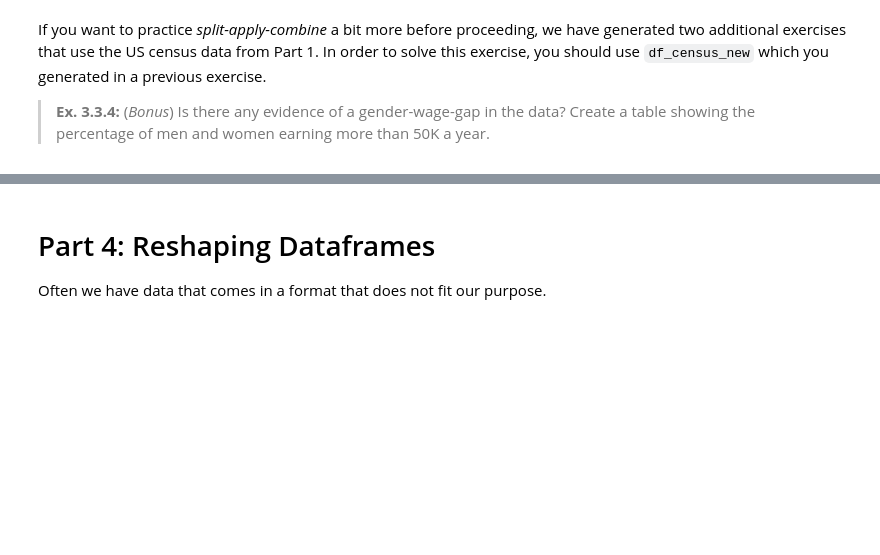
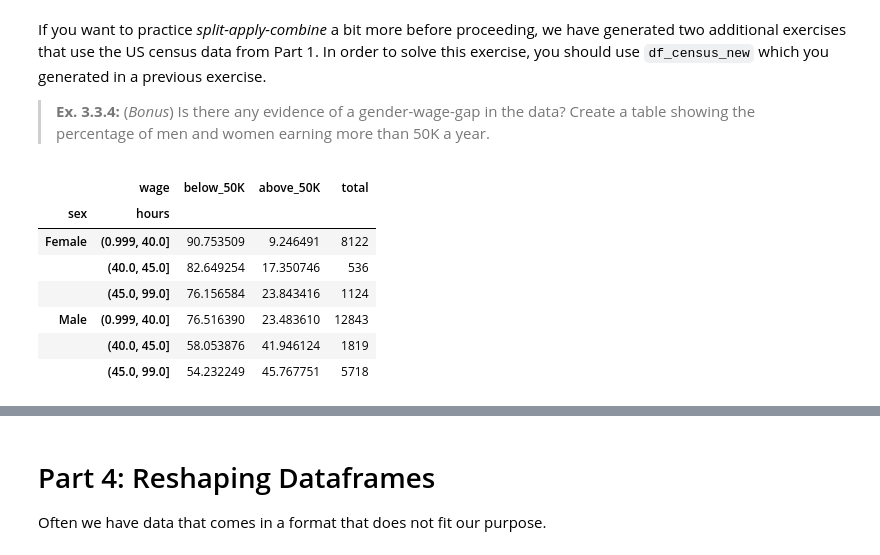
Before and after one commit to pryn-kb/isds2023, a Jupyter notebook: module_3_exercises_cbk.ipynb, the cells around one changed output, grey strips where cells are left out. Saved outputs shown, nothing was run; the diff lists cells and outputs as text; code cells hidden in the pictures; blank space fills up the shorter version.

```diff
--- a/module_3_exercises_cbk.ipynb
+++ b/module_3_exercises_cbk.ipynb
@@ -298,3 +307,27 @@ raise NotImplementedError()
+# %%
+# YOUR CODE HERE
+import pandas as pd
+df_census_new\
+    .assign(hours = lambda x: pd.qcut(x["hours_per_week"], [0, .25, .5, .75, 1], duplicates='drop'))\
+    .groupby(["sex","hours","wage"])["wage"]\
+    .agg("count")\
+    .unstack()\
+    .assign(total = lambda x: x["<=50K"] + x[">50K"])\
+    .rename(columns=lambda x: x.replace("<=50K", "below_50K"))\
+    .rename(columns=lambda x: x.replace(">50K", "above_50K"))\
+    .assign(below_50K = lambda x: x.below_50K/x.total*100)\
+    .assign(above_50K = lambda x: x.above_50K/x.total*100)
+
+# Jeg er nok nødt til at omdøbe de bøvlede kolonnenavne.
+# %% [output]
+|  | wage | below_50K | above_50K | total |
+| sex | hours |  |  |  |
+| Female | (0.999, 40.0] | 90.753509 | 9.246491 | 8122 |
+|  | (40.0, 45.0] | 82.649254 | 17.350746 | 536 |
+|  | (45.0, 99.0] | 76.156584 | 23.843416 | 1124 |
+| Male | (0.999, 40.0] | 76.516390 | 23.483610 | 12843 |
+|  | (40.0, 45.0] | 58.053876 | 41.946124 | 1819 |
+|  | (45.0, 99.0] | 54.232249 | 45.767751 | 5718 |
 # %% [markdown]
 > **Ex. 3.3.5:** (_Bonus_) Group the data by years of education (`educ_num`) and marital status. Now plot the share of individuals who earn more than 50K for the two groups 'Divorced' and 'Married-civ-spouse' (normal marriage). Your final result should look like this:
 
```
Also changed, not shown: parts of 4 cells of this notebook, 3 other files.
